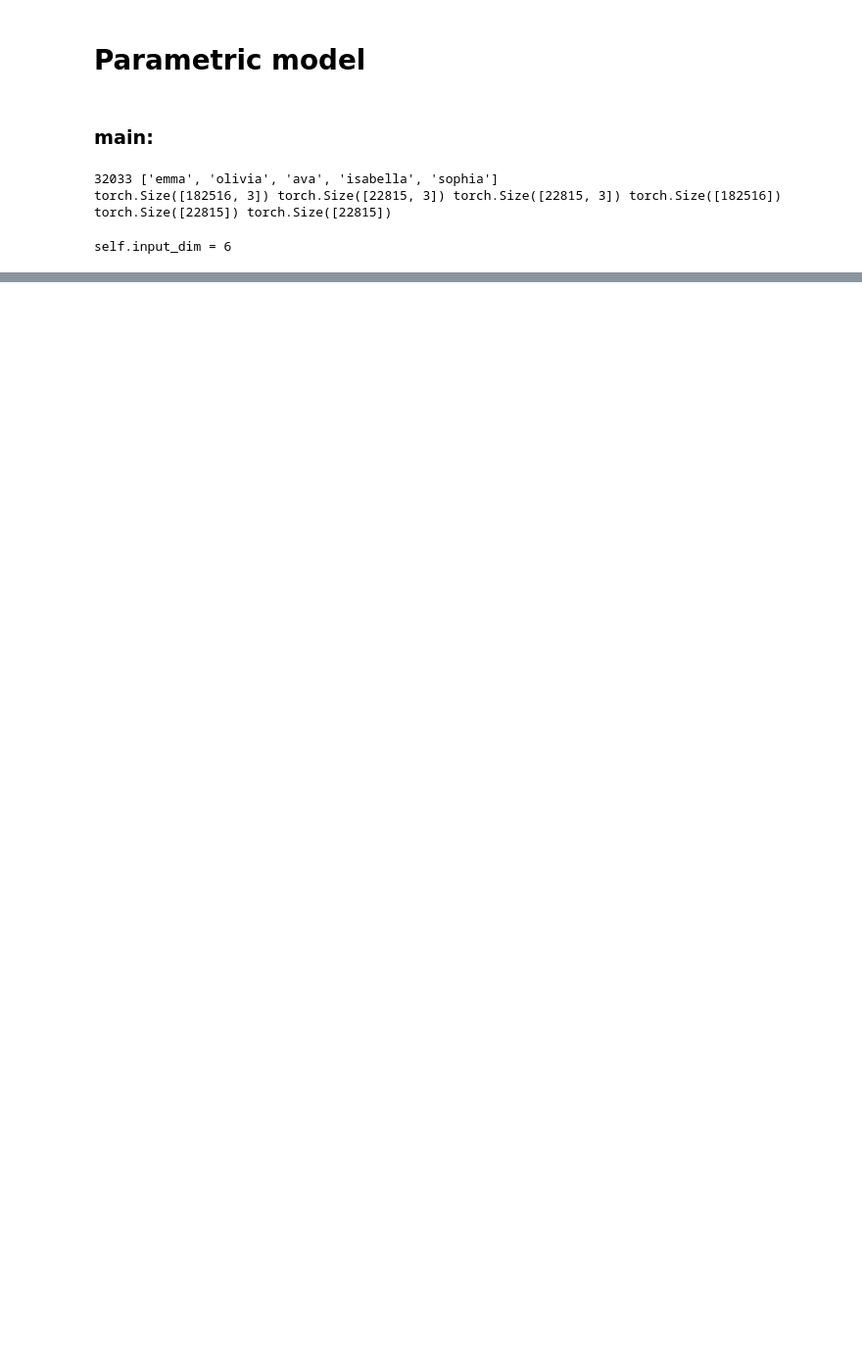
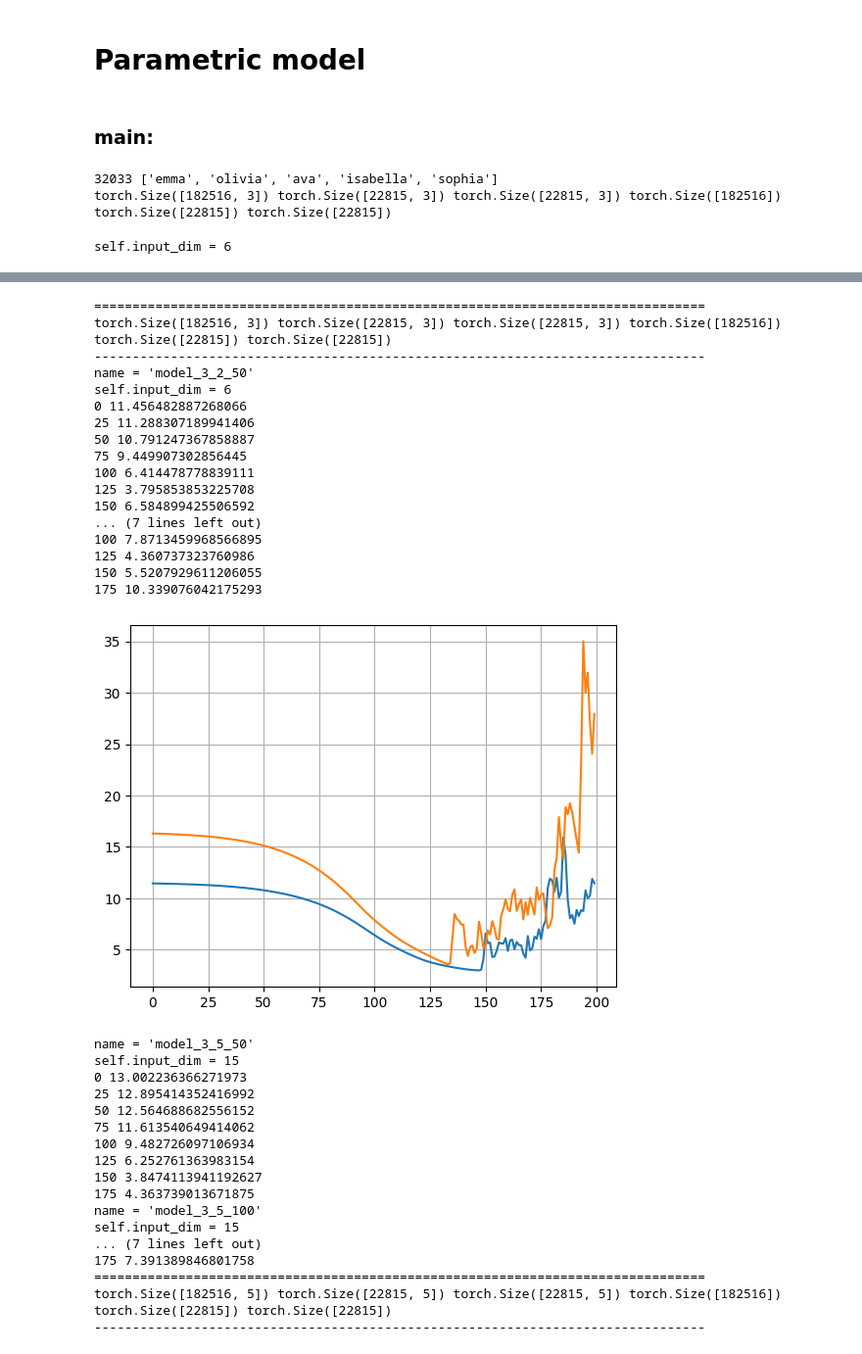
Before and after one commit to h2oduct/nn-zero-to-hero, a Jupyter notebook: lectures/makemore/self_makemore_part2_mlp.ipynb, the cells around one changed output, grey strips where cells are left out. Shown at 98% size. Drawn from its saved outputs; the diff is of its cells as text; code cells hidden in the pictures; blank space fills up the shorter version.

```diff
--- a/lectures/makemore/self_makemore_part2_mlp.ipynb
+++ b/lectures/makemore/self_makemore_part2_mlp.ipynb
@@ -1717 +1717,63 @@ self.input_dim = 10
 ... (12 outputs left out)
+# %%
+lre = torch.linspace(-3, 1, 200)
+lrs = 10  ** lre
+# %%
+for num_blocks in [3, 5, 10]:
+    print("=" * 80)
+    X, Y = get_data(words=words, num_blocks=num_blocks, stoi=stoi)
+    X_train, X_val, X_test, Y_train, Y_val, Y_test = split_data(X, Y)
+    print(X_train.shape, X_val.shape, X_test.shape, Y_train.shape, Y_val.shape, Y_test.shape)
+    print("-" * 80)
+
+    for num_dim_chars in [2, 5]:
+        plt.show()
+        for num_hidden in [50, 100]:
+            name=f"model_{num_blocks}_{num_dim_chars}_{num_hidden}"
+            print(f"{name = }")
+            model = Model(
+                num_blocks=num_blocks,
+                num_dim_chars=num_dim_chars,
+                num_hidden=num_hidden,
+                name=name,
+            )
+            loss_hist = model.train(X_train, Y_train, lrs=lrs)
+            plt.plot(loss_hist)
+            plt.grid(True)
+            dict_models[name] = model
+# %% [output]
+================================================================================
+torch.Size([182516, 3]) torch.Size([22815, 3]) torch.Size([22815, 3]) torch.Size([182516]) torch.Size([22815]) torch.Size([22815])
+--------------------------------------------------------------------------------
+name = 'model_3_2_50'
+self.input_dim = 6
+0 11.456482887268066
+25 11.288307189941406
+50 10.791247367858887
+75 9.449907302856445
+100 6.414478778839111
+125 3.795853853225708
+150 6.584899425506592
+... (7 lines left out)
+100 7.8713459968566895
+125 4.360737323760986
+150 5.5207929611206055
+175 10.339076042175293
+[figure, added]
+name = 'model_3_5_50'
+self.input_dim = 15
+0 13.002236366271973
+25 12.895414352416992
+50 12.564688682556152
+75 11.613540649414062
+100 9.482726097106934
+125 6.252761363983154
+150 3.8474113941192627
+175 4.363739013671875
+name = 'model_3_5_100'
+self.input_dim = 15
+... (7 lines left out)
+175 7.391389846801758
+================================================================================
+torch.Size([182516, 5]) torch.Size([22815, 5]) torch.Size([22815, 5]) torch.Size([182516]) torch.Size([22815]) torch.Size([22815])
+--------------------------------------------------------------------------------
```
Also changed, not shown: parts of 12 cells of this notebook.
